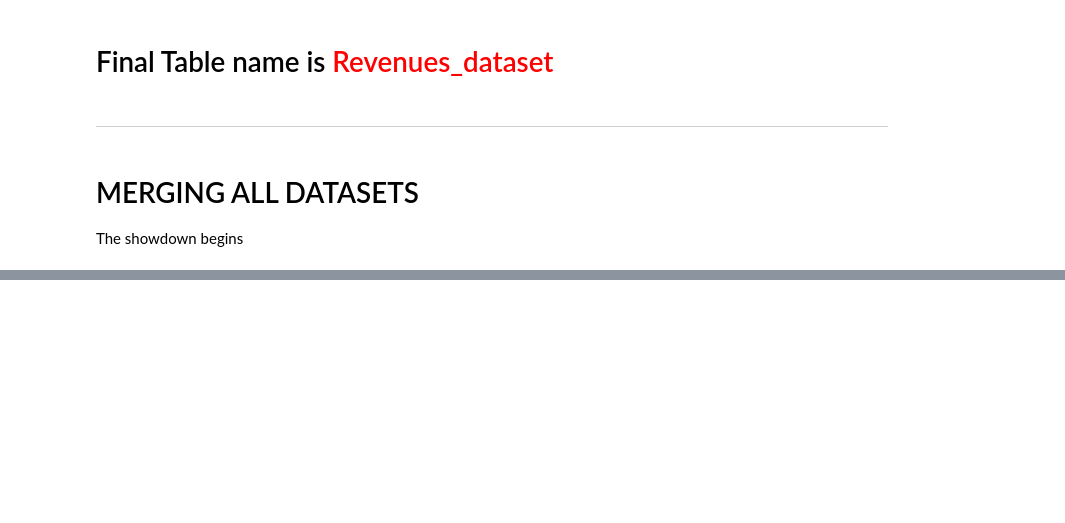
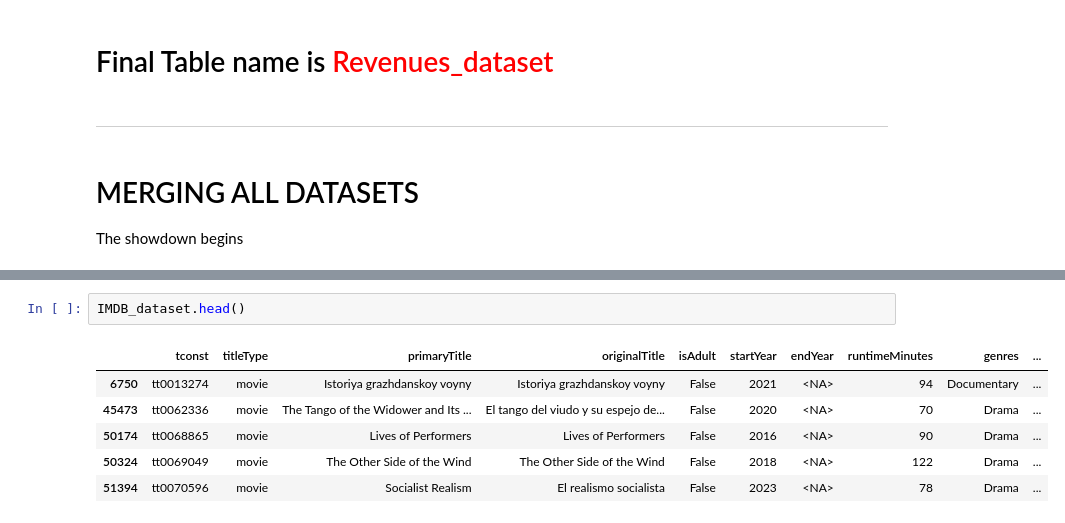
Before and after one commit to shreyashguptas/IMDbRatings-StockImpact, a Jupyter notebook: Project_dataset.ipynb, the cells around one changed output, grey strips where cells are left out. Drawn from its saved outputs; the diff is of its cells as text; blank space fills up the shorter version.

```diff
--- a/Project_dataset.ipynb
+++ b/Project_dataset.ipynb
@@ -641,0 +549,9 @@ The showdown begins
+# %%
+IMDB_dataset.head()
+# %% [output]
+|  | tconst | titleType | primaryTitle | originalTitle | isAdult | startYear | endYear | runtimeMinutes | genres | ... |
+| 6750 | tt0013274 | movie | Istoriya grazhdanskoy voyny | Istoriya grazhdanskoy voyny | False | 2021 | <NA> | 94 | Documentary | ... |
+| 45473 | tt0062336 | movie | The Tango of the Widower and Its ... | El tango del viudo y su espejo de... | False | 2020 | <NA> | 70 | Drama | ... |
+| 50174 | tt0068865 | movie | Lives of Performers | Lives of Performers | False | 2016 | <NA> | 90 | Drama | ... |
+| 50324 | tt0069049 | movie | The Other Side of the Wind | The Other Side of the Wind | False | 2018 | <NA> | 122 | Drama | ... |
+| 51394 | tt0070596 | movie | Socialist Realism | El realismo socialista | False | 2023 | <NA> | 78 | Drama | ... |
```
Also changed, not shown: parts of 29 cells of this notebook.
